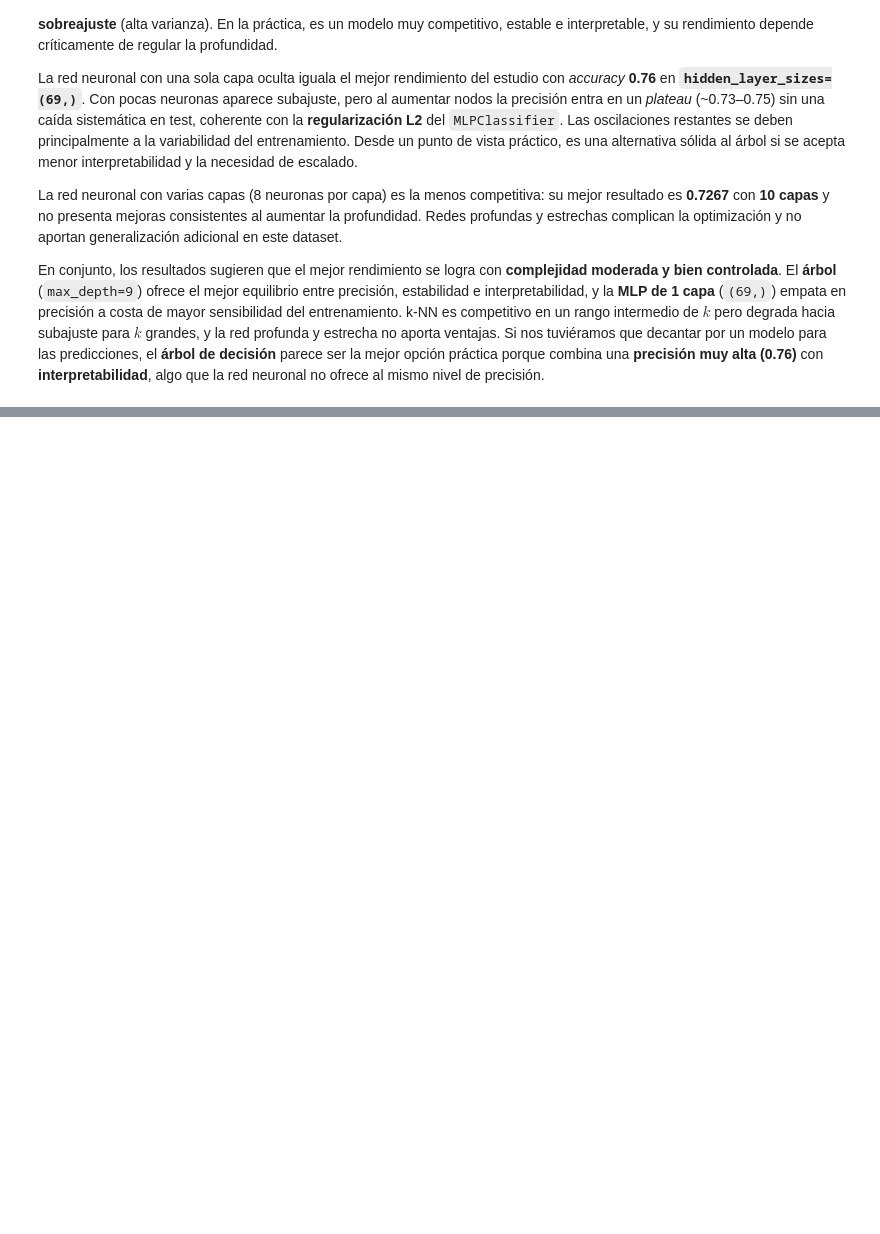
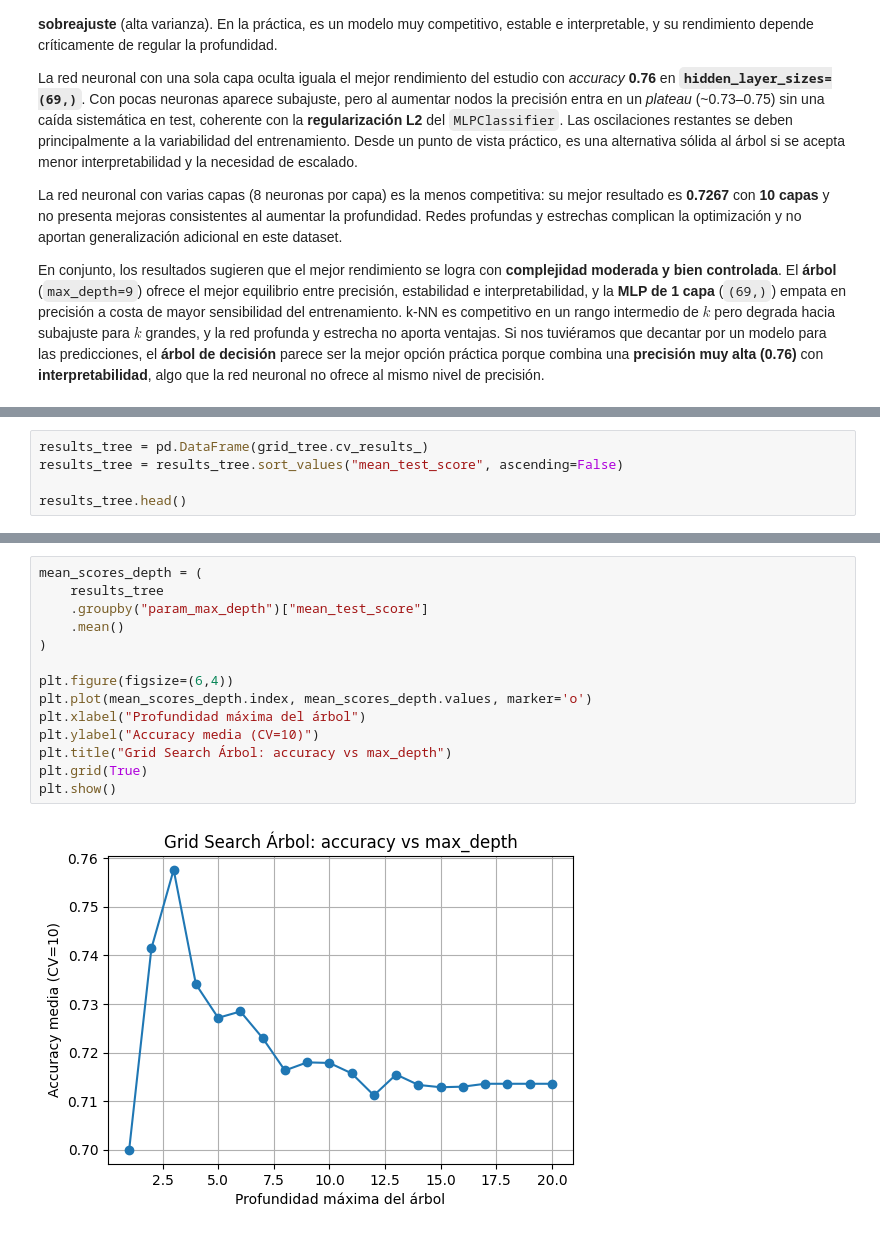
Before and after one commit to gborras10/MachineLearningProjects, a Jupyter notebook: assignements/assignment_2_validacion_seleccion_modelos/p4_02.ipynb, the cells around one changed output, grey strips where cells are left out. Saved outputs shown, nothing was run; the diff lists cells and outputs as text; blank space fills up the shorter version.

```diff
--- a/assignements/assignment_2_validacion_seleccion_modelos/p4_02.ipynb
+++ b/assignements/assignment_2_validacion_seleccion_modelos/p4_02.ipynb
@@ -480,0 +729,5 @@ En conjunto, los resultados sugieren que el mejor rendimiento se logra con **com
+# %%
+results_tree = pd.DataFrame(grid_tree.cv_results_)
+results_tree = results_tree.sort_values("mean_test_score", ascending=False)
+
+results_tree.head()
@@ -480,0 +742,16 @@ En conjunto, los resultados sugieren que el mejor rendimiento se logra con **com
+# %%
+mean_scores_depth = (
+    results_tree
+    .groupby("param_max_depth")["mean_test_score"]
+    .mean()
+)
+
+plt.figure(figsize=(6,4))
+plt.plot(mean_scores_depth.index, mean_scores_depth.values, marker='o')
+plt.xlabel("Profundidad máxima del árbol")
+plt.ylabel("Accuracy media (CV=10)")
+plt.title("Grid Search Árbol: accuracy vs max_depth")
+plt.grid(True)
+plt.show()
+# %% [output]
+[figure, added]
```
Also changed, not shown: parts of 59 cells of this notebook.
